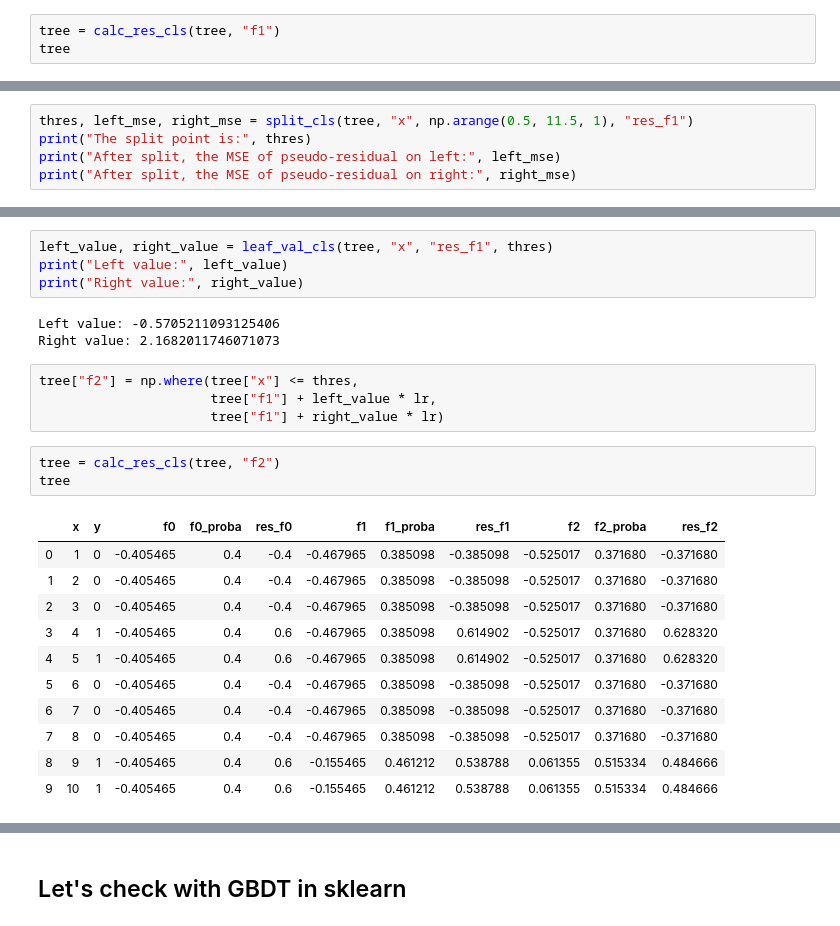
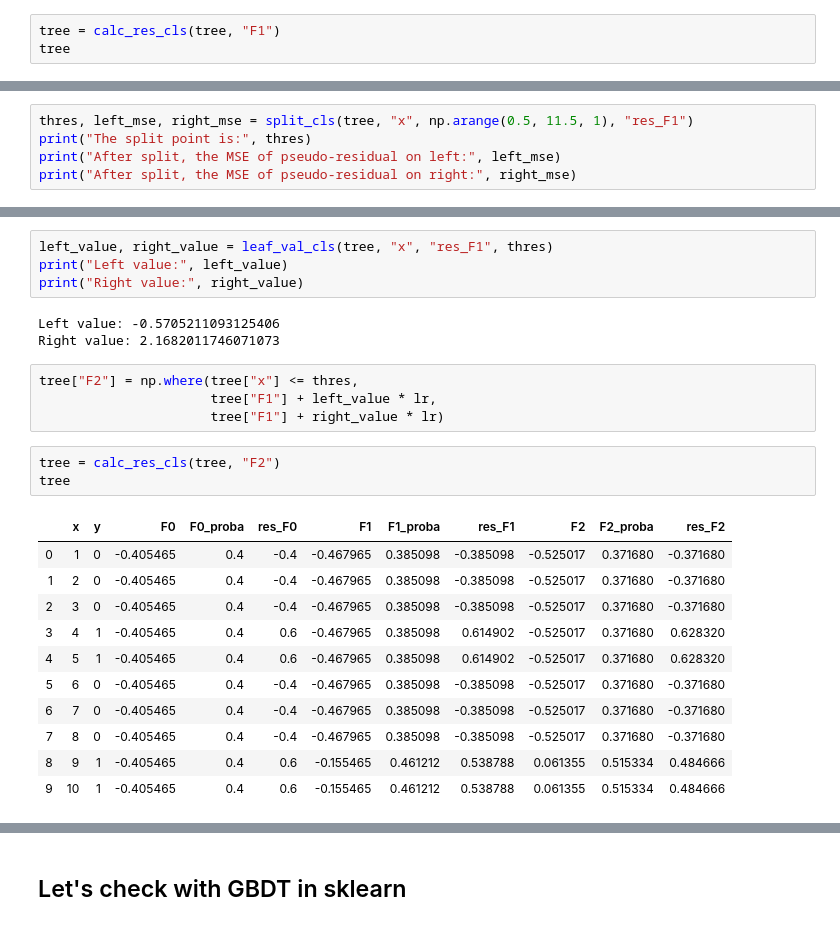
Before and after one commit to SilenceGTX/algorithms, a Jupyter notebook: GBDT.ipynb, the cells around one changed output, grey strips where cells are left out. Cells and saved outputs as stored; diff of their text form.

```diff
--- a/GBDT.ipynb
+++ b/GBDT.ipynb
@@ -195,6 +195,6 @@ tree
 # %% [markdown]
 ### Repeat for several steps
 # %%
-tree = calc_res_cls(tree, "f1")
+tree = calc_res_cls(tree, "F1")
 tree
 # %% [output]
@@ -210,7 +210,7 @@ tree
 | 8 | 9 | 1 | -0.405465 | 0.4 | 0.6 | -0.155465 | 0.461212 | 0.538788 |
 | 9 | 10 | 1 | -0.405465 | 0.4 | 0.6 | -0.155465 | 0.461212 | 0.538788 |
 # %%
-thres, left_mse, right_mse = split_cls(tree, "x", np.arange(0.5, 11.5, 1), "res_f1")
+thres, left_mse, right_mse = split_cls(tree, "x", np.arange(0.5, 11.5, 1), "res_F1")
 print("The split point is:", thres)
 print("After split, the MSE of pseudo-residual on left:", left_mse)
 print("After split, the MSE of pseudo-residual on right:", right_mse)
@@ -219,21 +219,21 @@ The split point is: 8.5
 After split, the MSE of pseudo-residual on left: 0.1875
 After split, the MSE of pseudo-residual on right: 0.0
 # %%
-left_value, right_value = leaf_val_cls(tree, "x", "res_f1", thres)
+left_value, right_value = leaf_val_cls(tree, "x", "res_F1", thres)
 print("Left value:", left_value)
 print("Right value:", right_value)
 # %% [output]
 Left value: -0.5705211093125406
 Right value: 2.1682011746071073
 # %%
-tree["f2"] = np.where(tree["x"] <= thres,
-                      tree["f1"] + left_value * lr,
-                      tree["f1"] + right_value * lr)
+tree["F2"] = np.where(tree["x"] <= thres,
+                      tree["F1"] + left_value * lr,
+                      tree["F1"] + right_value * lr)
 # %%
-tree = calc_res_cls(tree, "f2")
+tree = calc_res_cls(tree, "F2")
 tree
 # %% [output]
-|  | x | y | f0 | f0_proba | res_f0 | f1 | f1_proba | res_f1 | f2 | f2_proba | res_f2 |
+|  | x | y | F0 | F0_proba | res_F0 | F1 | F1_proba | res_F1 | F2 | F2_proba | res_F2 |
 | 0 | 1 | 0 | -0.405465 | 0.4 | -0.4 | -0.467965 | 0.385098 | -0.385098 | -0.525017 | 0.371680 | -0.371680 |
 | 1 | 2 | 0 | -0.405465 | 0.4 | -0.4 | -0.467965 | 0.385098 | -0.385098 | -0.525017 | 0.371680 | -0.371680 |
 | 2 | 3 | 0 | -0.405465 | 0.4 | -0.4 | -0.467965 | 0.385098 | -0.385098 | -0.525017 | 0.371680 | -0.371680 |
```
Also changed, not shown: parts of 29 cells of this notebook.
